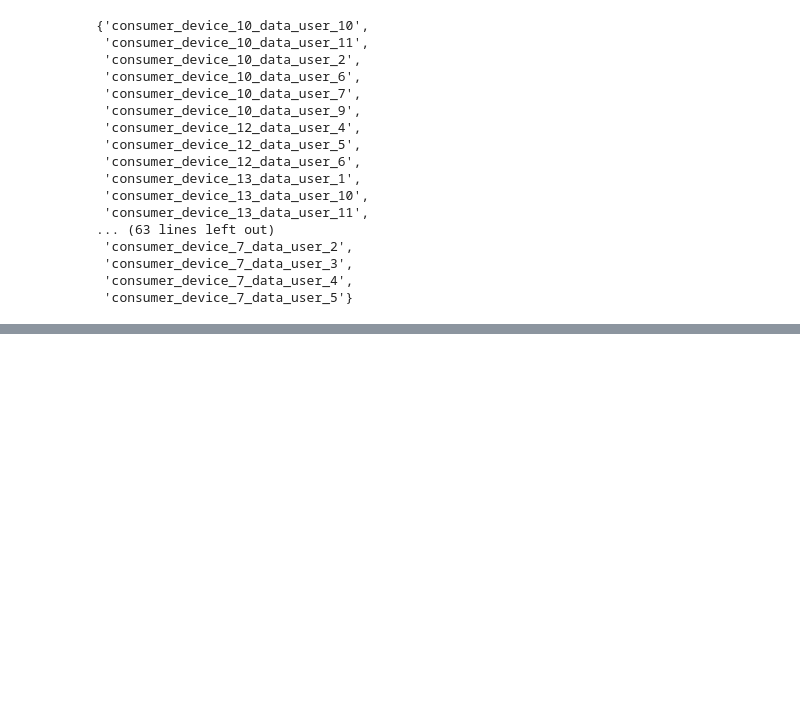
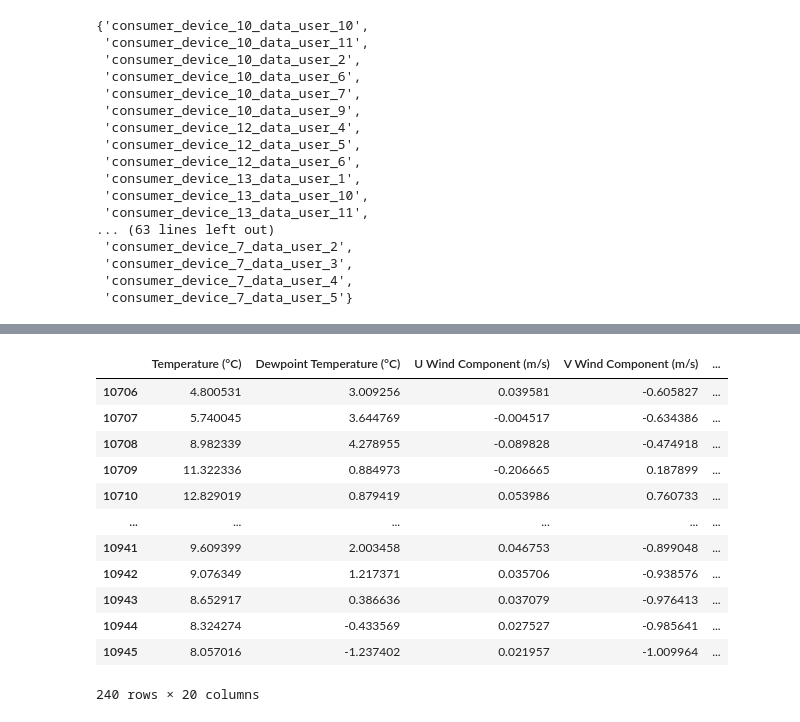
Before and after one commit to Azizos126926/power-challenger, a Jupyter notebook: GRU par Source winner.ipynb, the cells around one changed output, grey strips where cells are left out. Saved outputs shown, nothing was run; the diff lists cells and outputs as text; code cells hidden in the pictures; blank space fills up the shorter version.

```diff
--- a/GRU par Source winner.ipynb
+++ b/GRU par Source winner.ipynb
@@ -298,0 +322,16 @@ array([0.63553345, 0.63577373, 0.80039981, 1.02086483, 1.03361823])
+# %%
+X
+# %% [output]
+|  | Temperature (°C) | Dewpoint Temperature (°C) | U Wind Component (m/s) | V Wind Component (m/s) | ... |
+| 10706 | 4.800531 | 3.009256 | 0.039581 | -0.605827 | ... |
+| 10707 | 5.740045 | 3.644769 | -0.004517 | -0.634386 | ... |
+| 10708 | 8.982339 | 4.278955 | -0.089828 | -0.474918 | ... |
+| 10709 | 11.322336 | 0.884973 | -0.206665 | 0.187899 | ... |
+| 10710 | 12.829019 | 0.879419 | 0.053986 | 0.760733 | ... |
+| ... | ... | ... | ... | ... | ... |
+| 10941 | 9.609399 | 2.003458 | 0.046753 | -0.899048 | ... |
+| 10942 | 9.076349 | 1.217371 | 0.035706 | -0.938576 | ... |
+| 10943 | 8.652917 | 0.386636 | 0.037079 | -0.976413 | ... |
+| 10944 | 8.324274 | -0.433569 | 0.027527 | -0.985641 | ... |
+| 10945 | 8.057016 | -1.237402 | 0.021957 | -1.009964 | ... |
+240 rows × 20 columns
```
Also changed, not shown: parts of 8 cells of this notebook.
